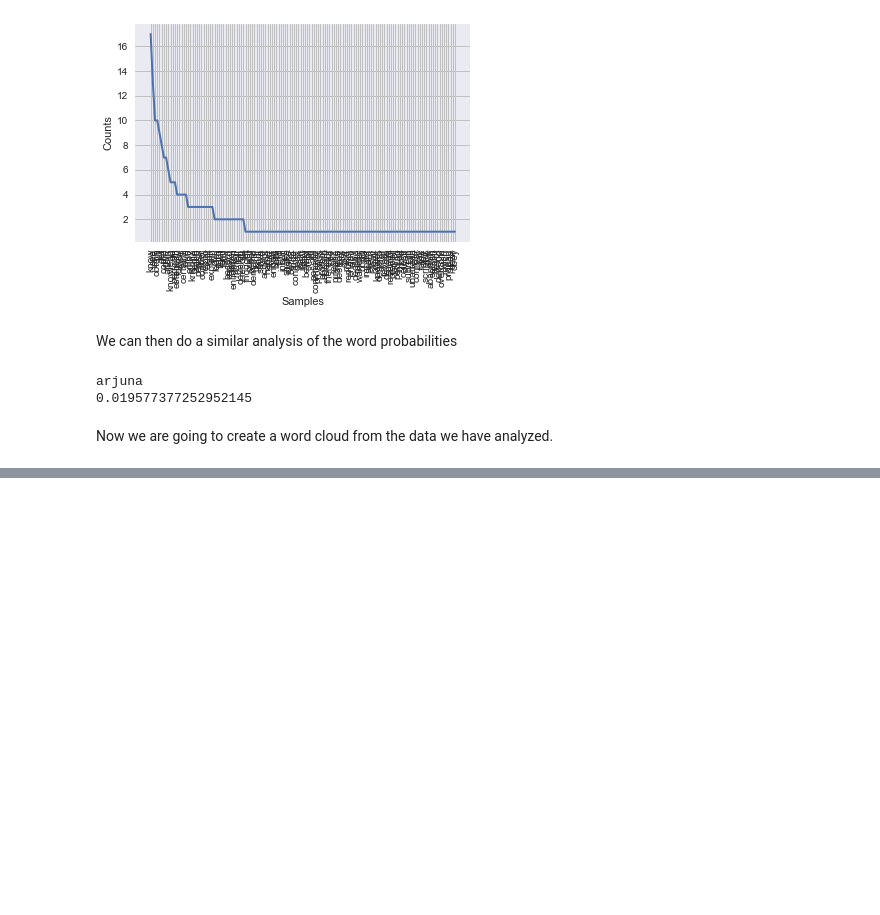
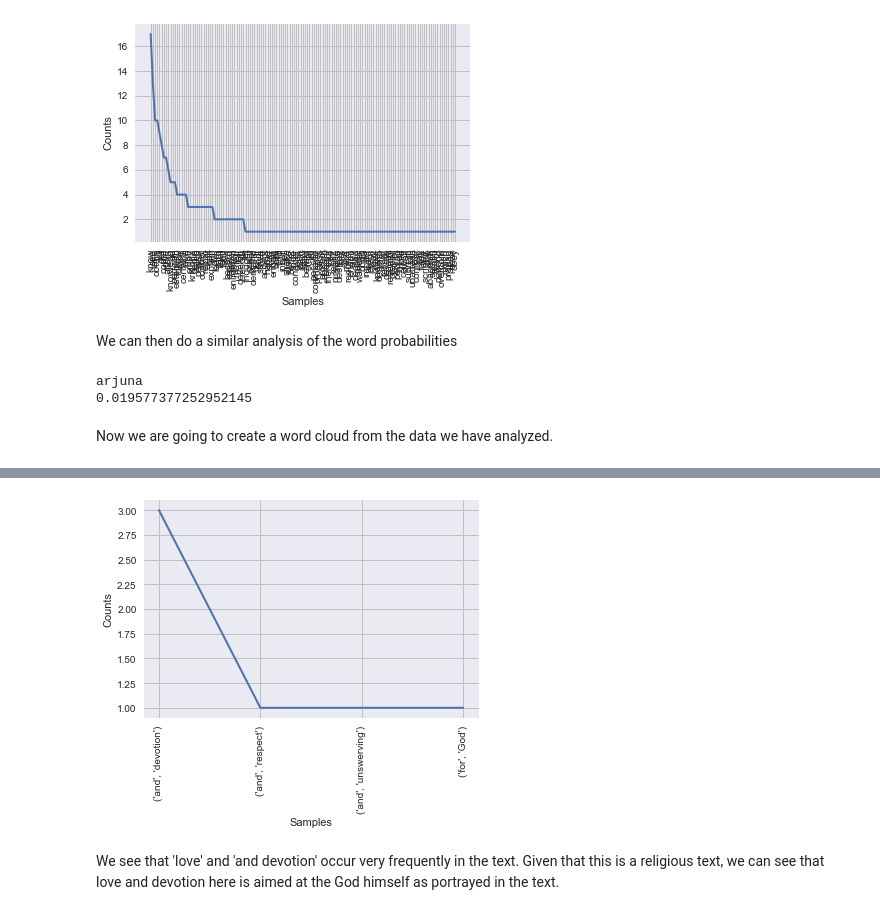
Before and after one commit to saniyamasood/Computational-Content-Analysis-2018, a Jupyter notebook: WEEK2/WEEK2_arvind.ipynb, the cells around one changed output, grey strips where cells are left out. Drawn from its saved outputs; the diff is of its cells as text; code cells hidden in the pictures; blank space fills up the shorter version.

```diff
--- a/WEEK2/WEEK2_arvind.ipynb
+++ b/WEEK2/WEEK2_arvind.ipynb
@@ -606,0 +737,6 @@ plt.savefig("bhagavadGita_word_cloud.pdf", format = 'pdf')
+# %%
+bg_cfd_Tri['love'].plot()
+# %% [output]
+[figure, added]
+# %% [markdown]
+We see that 'love' and 'and devotion' occur very frequently in the text. Given that this is a religious text, we can see that love and devotion here is aimed at the God himself as portrayed in the text.
```
Also changed, not shown: parts of 64 cells of this notebook, 13 other files.
